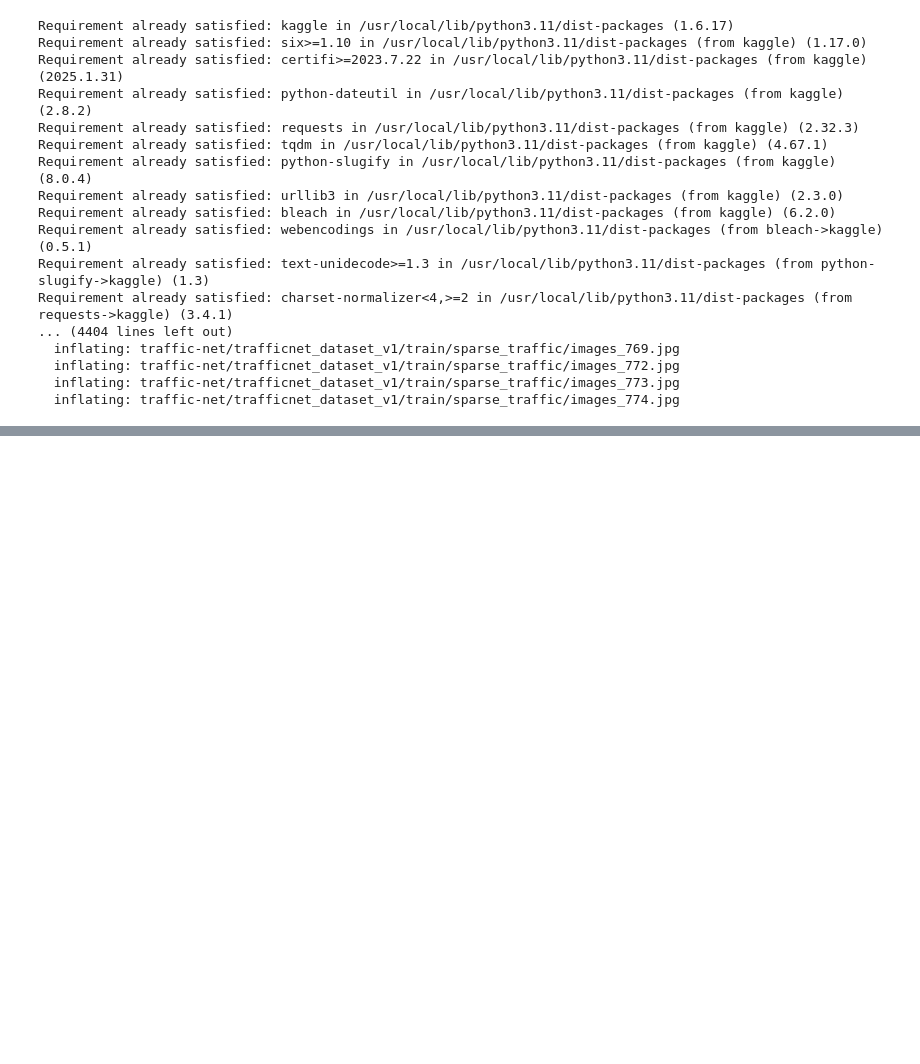
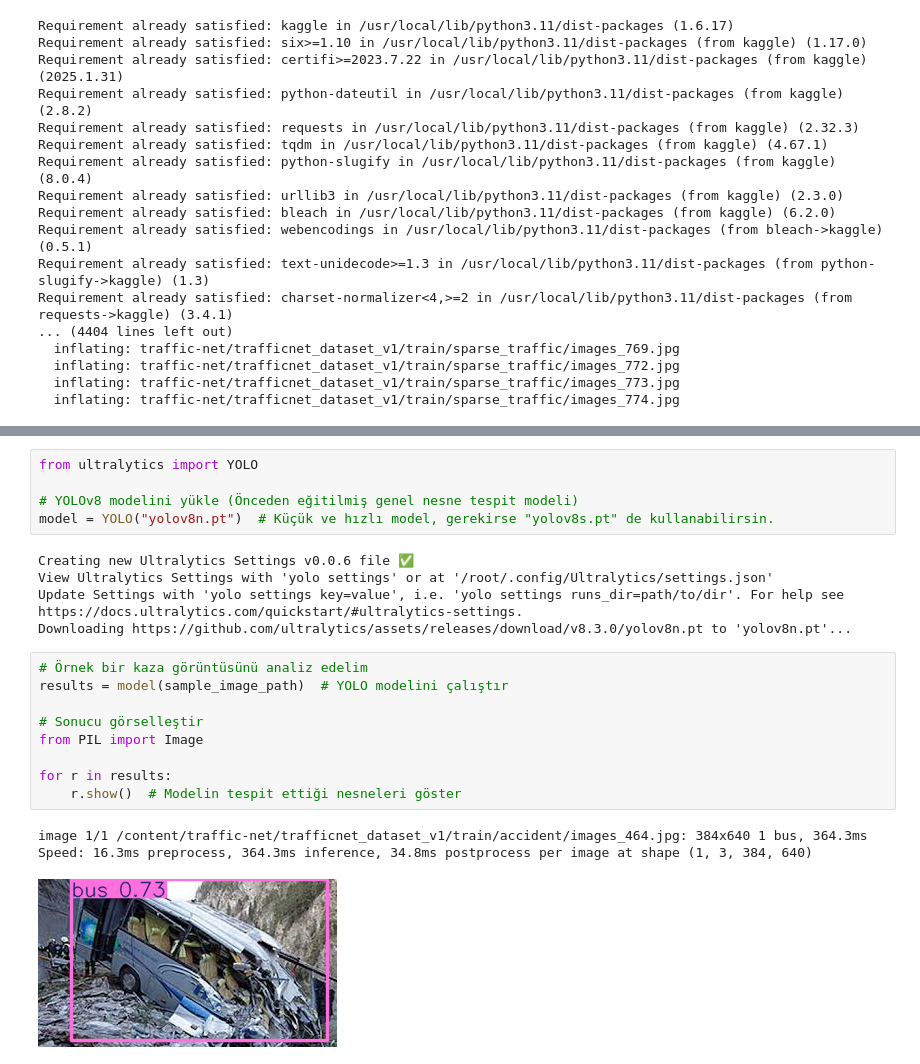
Before and after one commit to snmkrhn/Kuantum-Destekli-Drone-ile-Trafik-Kazas-Analizi-ve-Acil-M-dahale, a Jupyter notebook: kaza_analizi.ipynb, the cells around one changed output, grey strips where cells are left out. Drawn from its saved outputs; the diff is of its cells as text; blank space fills up the shorter version.

```diff
--- a/kaza_analizi.ipynb
+++ b/kaza_analizi.ipynb
@@ -61,0 +186,23 @@ FileNotFoundError: [Errno 2] No such file or directory: 'traffic-net/Traffic-Net
+# %%
+from ultralytics import YOLO
+
+# YOLOv8 modelini yükle (Önceden eğitilmiş genel nesne tespit modeli)
+model = YOLO("yolov8n.pt")  # Küçük ve hızlı model, gerekirse "yolov8s.pt" de kullanabilirsin.
+# %% [output]
+Creating new Ultralytics Settings v0.0.6 file ✅
+View Ultralytics Settings with 'yolo settings' or at '/root/.config/Ultralytics/settings.json'
+Update Settings with 'yolo settings key=value', i.e. 'yolo settings runs_dir=path/to/dir'. For help see https://docs.ultralytics.com/quickstart/#ultralytics-settings.
+Downloading https://github.com/ultralytics/assets/releases/download/v8.3.0/yolov8n.pt to 'yolov8n.pt'...
+# %%
+# Örnek bir kaza görüntüsünü analiz edelim
+results = model(sample_image_path)  # YOLO modelini çalıştır
+
+# Sonucu görselleştir
+from PIL import Image
+
+for r in results:
+    r.show()  # Modelin tespit ettiği nesneleri göster
+# %% [output]
+image 1/1 /content/traffic-net/trafficnet_dataset_v1/train/accident/images_464.jpg: 384x640 1 bus, 364.3ms
+Speed: 16.3ms preprocess, 364.3ms inference, 34.8ms postprocess per image at shape (1, 3, 384, 640)
+[figure, added]
```
Also changed, not shown: parts of 13 cells of this notebook.
